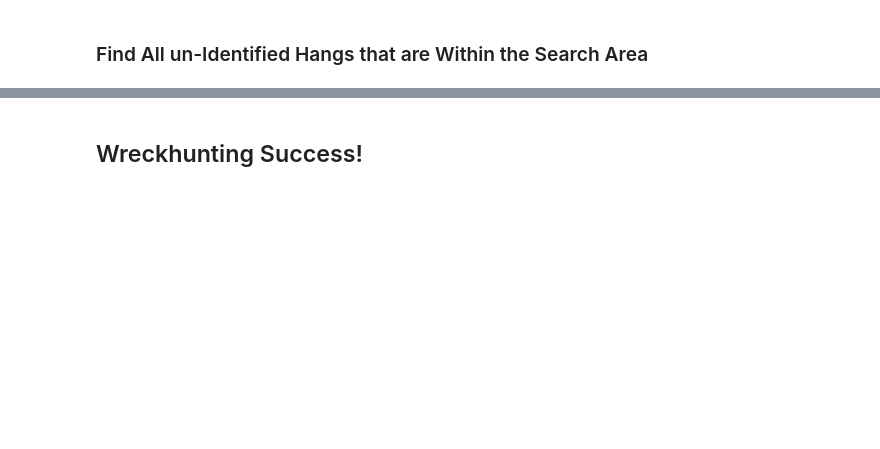
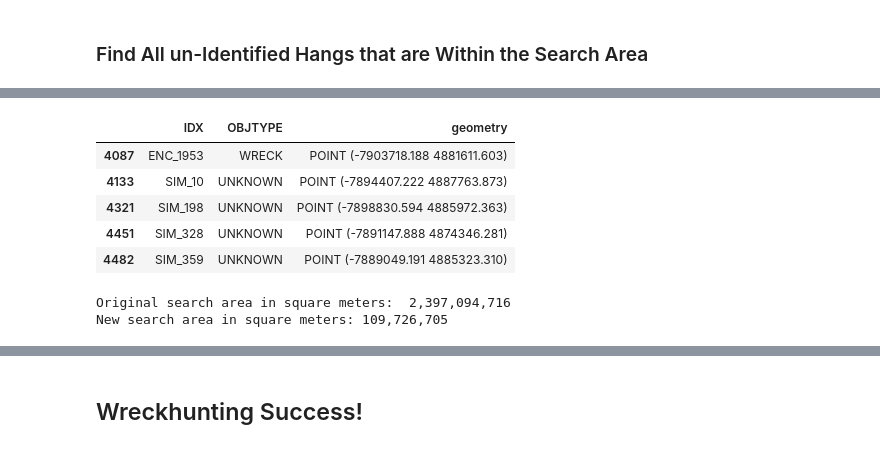
Before and after one commit to Data-Science-for-Conservation/Ocean_GIS_for_Python, a Jupyter notebook: GIS_Analysis.ipynb, the cells around one changed output, grey strips where cells are left out. Cells and saved outputs as stored; diff of their text form; code cells hidden in the pictures; blank space fills up the shorter version.

Commit message:
feat: add convex hull calcs and map

```diff
--- a/GIS_Analysis.ipynb
+++ b/GIS_Analysis.ipynb
@@ -733,0 +757,23 @@ all_unknown.head()
+# %%
+# Narrow down search to top 5
+top_5 = search_points.loc[(4087, 4133, 4321, 4451, 4482), :]
+top_5
+# %% [output]
+|  | IDX | OBJTYPE | geometry |
+| 4087 | ENC_1953 | WRECK | POINT (-7903718.188 4881611.603) |
+| 4133 | SIM_10 | UNKNOWN | POINT (-7894407.222 4887763.873) |
+| 4321 | SIM_198 | UNKNOWN | POINT (-7898830.594 4885972.363) |
+| 4451 | SIM_328 | UNKNOWN | POINT (-7891147.888 4874346.281) |
+| 4482 | SIM_359 | UNKNOWN | POINT (-7889049.191 4885323.310) |
+# %%
+# Combine points into one geometry to find convex hull
+union = top_5['geometry'].unary_union
+
+# Create convex hull and calculate new search area
+cvxhull = gpd.GeoSeries(union.convex_hull, crs='EPSG:3857')
+
+print('Original search area in square meters: {0: ,.0f}'.format(buff[0].area))
+print('New search area in square meters: {0:,.0f}'.format(cvxhull[0].area))
+# %% [output]
+Original search area in square meters:  2,397,094,716
+New search area in square meters: 109,726,705
```
Also changed, not shown: parts of 12 cells of this notebook, 4 other files.
